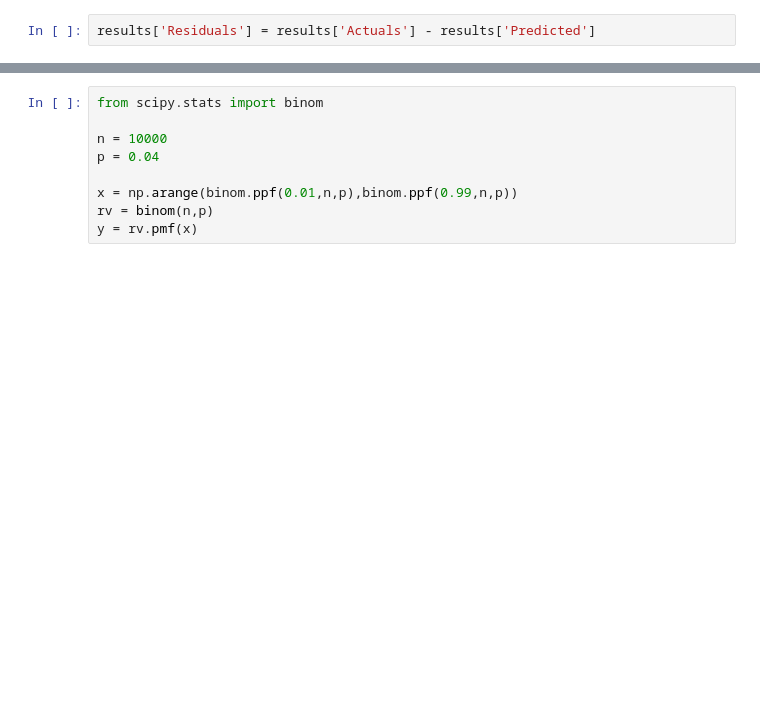
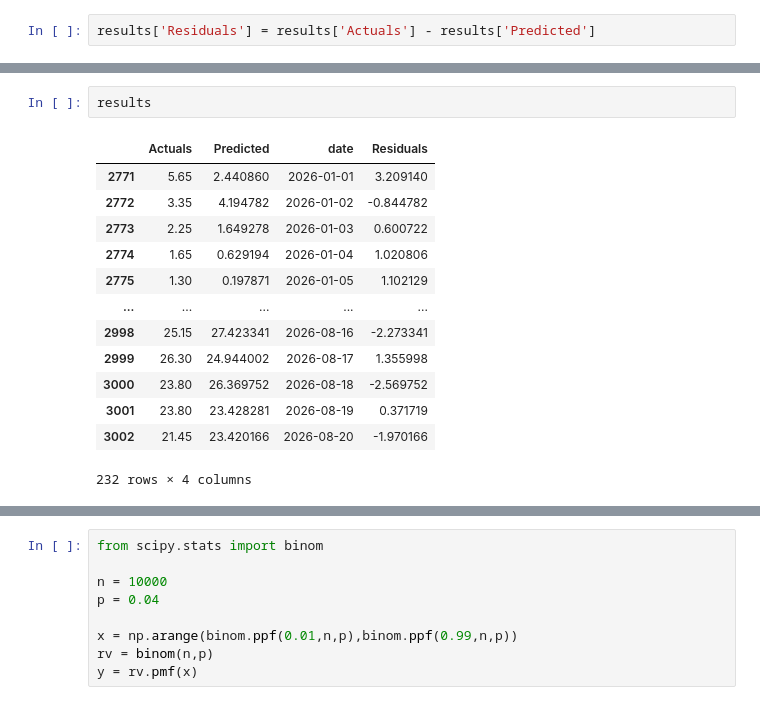
Before and after one commit to nitheshsrb/Fundamentals, a Jupyter notebook: weather.ipynb, the cells around one changed output, grey strips where cells are left out. Drawn from its saved outputs; the diff is of its cells as text; blank space fills up the shorter version.

```diff
--- a/weather.ipynb
+++ b/weather.ipynb
@@ -309 +340,17 @@ KstestResult(statistic=0.03187584242794658, pvalue=0.6943462782677605, statistic
+# %%
+results
+# %% [output]
+|  | Actuals | Predicted | date | Residuals |
+| 2771 | 5.65 | 2.440860 | 2026-01-01 | 3.209140 |
+| 2772 | 3.35 | 4.194782 | 2026-01-02 | -0.844782 |
+| 2773 | 2.25 | 1.649278 | 2026-01-03 | 0.600722 |
+| 2774 | 1.65 | 0.629194 | 2026-01-04 | 1.020806 |
+| 2775 | 1.30 | 0.197871 | 2026-01-05 | 1.102129 |
+| ... | ... | ... | ... | ... |
+| 2998 | 25.15 | 27.423341 | 2026-08-16 | -2.273341 |
+| 2999 | 26.30 | 24.944002 | 2026-08-17 | 1.355998 |
+| 3000 | 23.80 | 26.369752 | 2026-08-18 | -2.569752 |
+| 3001 | 23.80 | 23.428281 | 2026-08-19 | 0.371719 |
+| 3002 | 21.45 | 23.420166 | 2026-08-20 | -1.970166 |
+232 rows × 4 columns
 # %%
```
Also changed, not shown: parts of 38 cells of this notebook, 11 other files.
